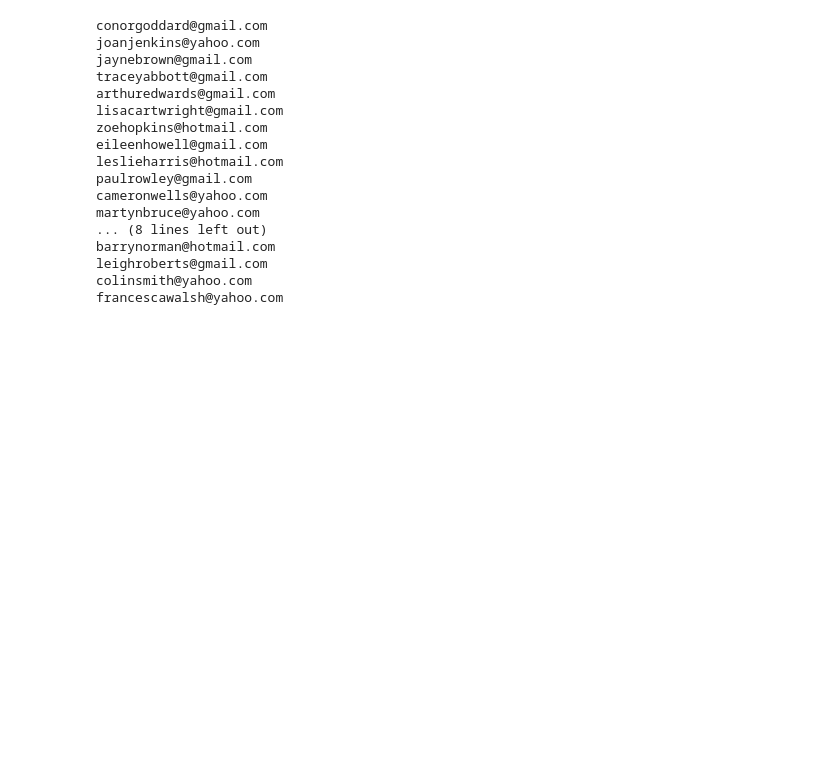
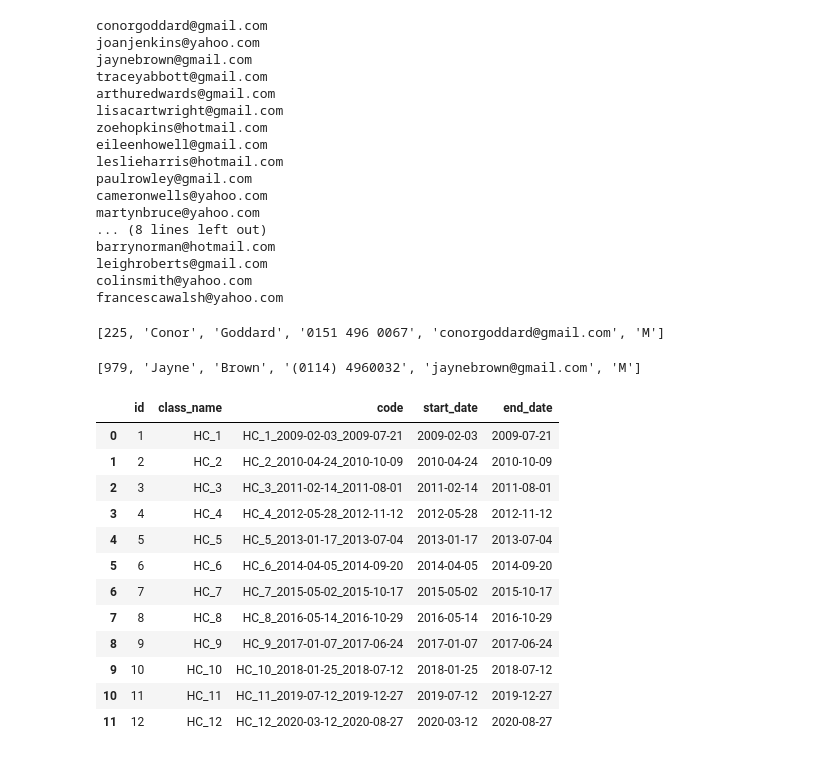
Before and after one commit to SamNgigi/ms_data_engineer_assessment, a Jupyter notebook: solution/solution.ipynb, the cells around one changed output. Saved outputs shown, nothing was run; the diff lists cells and outputs as text; code cells hidden in the pictures; blank space fills up the shorter version.

```diff
--- a/solution/solution.ipynb
+++ b/solution/solution.ipynb
@@ -361,6 +339,7 @@ leighroberts@gmail.com
 colinsmith@yahoo.com
 francescawalsh@yahoo.com
 # %%
-d = people_sql.get_by_email('conorgoddard@gmail.com')
-d
+people_sql.get_by_email('conorgoddard@gmail.com')
+# %% [output]
+[225, 'Conor', 'Goddard', '0151 496 0067', 'conorgoddard@gmail.com', 'M']
 # %%
@@ -369,0 +349,27 @@ admissions_res[:5]
+# %%
+people_sql.get_by_email('jaynebrown@gmail.com')
+# %% [output]
+[979, 'Jayne', 'Brown', '(0114) 4960032', 'jaynebrown@gmail.com', 'M']
+# %%
+from config import configs
+
+# test = pd.read_sql_query(sql='SELECT * FROM classes',con=configs['dev'].DATABASE_URI)
+
+with psycopg2.connect(configs['dev'].DATABASE_URI) as conn:
+    test = pd.read_sql_query('SELECT * FROM classes',conn)
+# %%
+test
+# %% [output]
+|  | id | class_name | code | start_date | end_date |
+| 0 | 1 | HC_1 | HC_1_2009-02-03_2009-07-21 | 2009-02-03 | 2009-07-21 |
+| 1 | 2 | HC_2 | HC_2_2010-04-24_2010-10-09 | 2010-04-24 | 2010-10-09 |
+| 2 | 3 | HC_3 | HC_3_2011-02-14_2011-08-01 | 2011-02-14 | 2011-08-01 |
+| 3 | 4 | HC_4 | HC_4_2012-05-28_2012-11-12 | 2012-05-28 | 2012-11-12 |
+| 4 | 5 | HC_5 | HC_5_2013-01-17_2013-07-04 | 2013-01-17 | 2013-07-04 |
+| 5 | 6 | HC_6 | HC_6_2014-04-05_2014-09-20 | 2014-04-05 | 2014-09-20 |
+| 6 | 7 | HC_7 | HC_7_2015-05-02_2015-10-17 | 2015-05-02 | 2015-10-17 |
+| 7 | 8 | HC_8 | HC_8_2016-05-14_2016-10-29 | 2016-05-14 | 2016-10-29 |
+| 8 | 9 | HC_9 | HC_9_2017-01-07_2017-06-24 | 2017-01-07 | 2017-06-24 |
+| 9 | 10 | HC_10 | HC_10_2018-01-25_2018-07-12 | 2018-01-25 | 2018-07-12 |
+| 10 | 11 | HC_11 | HC_11_2019-07-12_2019-12-27 | 2019-07-12 | 2019-12-27 |
+| 11 | 12 | HC_12 | HC_12_2020-03-12_2020-08-27 | 2020-03-12 | 2020-08-27 |
```
Also changed, not shown: parts of 33 cells of this notebook, 16 other files.
